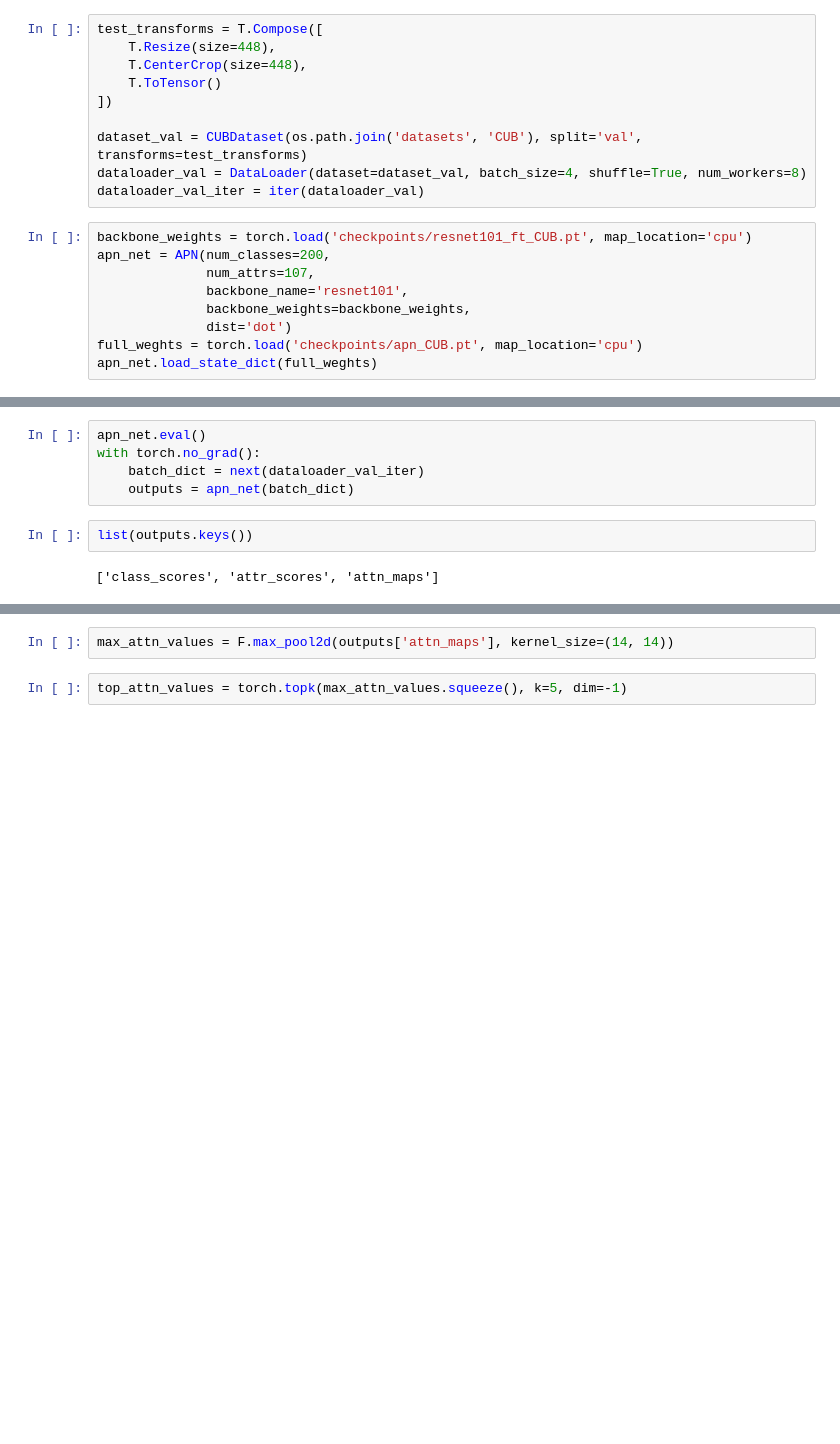
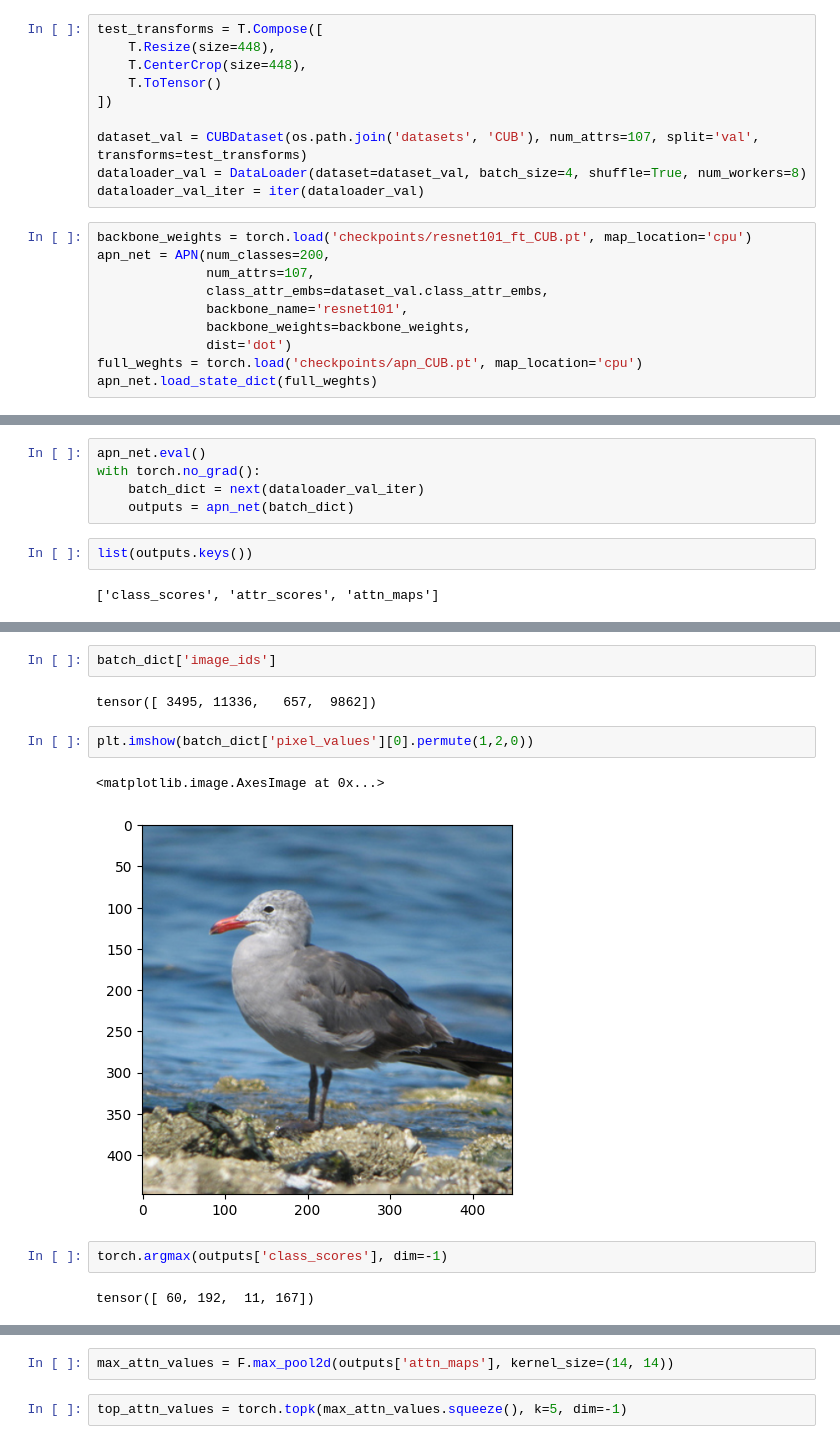
Before and after one commit to zijizhu/clip-concept, a Jupyter notebook: visualization.ipynb, the cells around one changed output, grey strips where cells are left out. Drawn from its saved outputs; the diff is of its cells as text; blank space fills up the shorter version.

Commit message:
test new hparams

```diff
--- a/visualization.ipynb
+++ b/visualization.ipynb
@@ -16,13 +19,14 @@ test_transforms = T.Compose([
     T.ToTensor()
 ])
 
-dataset_val = CUBDataset(os.path.join('datasets', 'CUB'), split='val', transforms=test_transforms)
+dataset_val = CUBDataset(os.path.join('datasets', 'CUB'), num_attrs=107, split='val', transforms=test_transforms)
 dataloader_val = DataLoader(dataset=dataset_val, batch_size=4, shuffle=True, num_workers=8)
 dataloader_val_iter = iter(dataloader_val)
 # %%
 backbone_weights = torch.load('checkpoints/resnet101_ft_CUB.pt', map_location='cpu')
 apn_net = APN(num_classes=200,
               num_attrs=107,
+              class_attr_embs=dataset_val.class_attr_embs,
               backbone_name='resnet101',
               backbone_weights=backbone_weights,
               dist='dot')
@@ -41,0 +92,13 @@ list(outputs.keys())
+# %%
+batch_dict['image_ids']
+# %% [output]
+tensor([ 3495, 11336,   657,  9862])
+# %%
+plt.imshow(batch_dict['pixel_values'][0].permute(1,2,0))
+# %% [output]
+<matplotlib.image.AxesImage at 0x...>
+[figure, added]
+# %%
+torch.argmax(outputs['class_scores'], dim=-1)
+# %% [output]
+tensor([ 60, 192,  11, 167])
```
Also changed, not shown: parts of 24 cells of this notebook, 8 other files.
